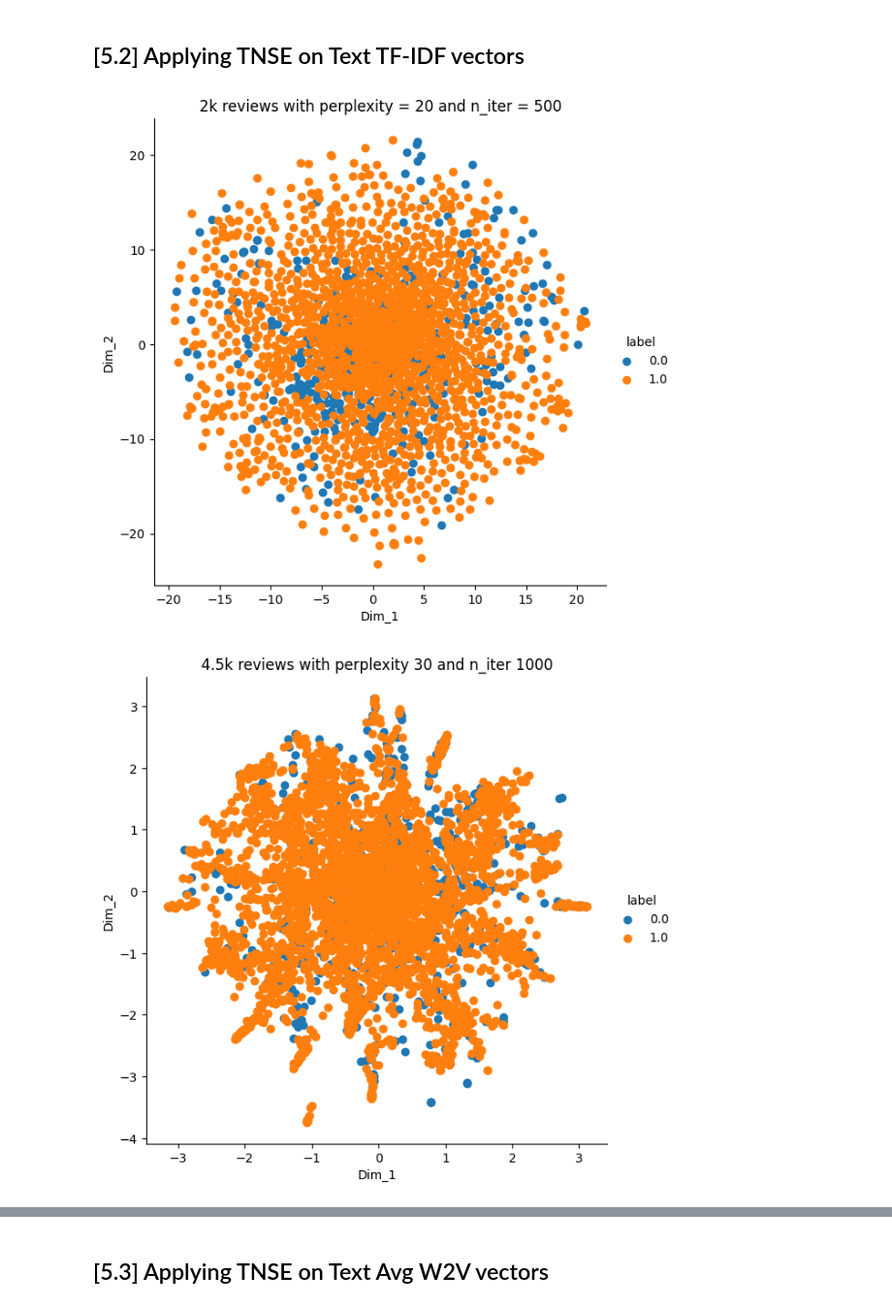
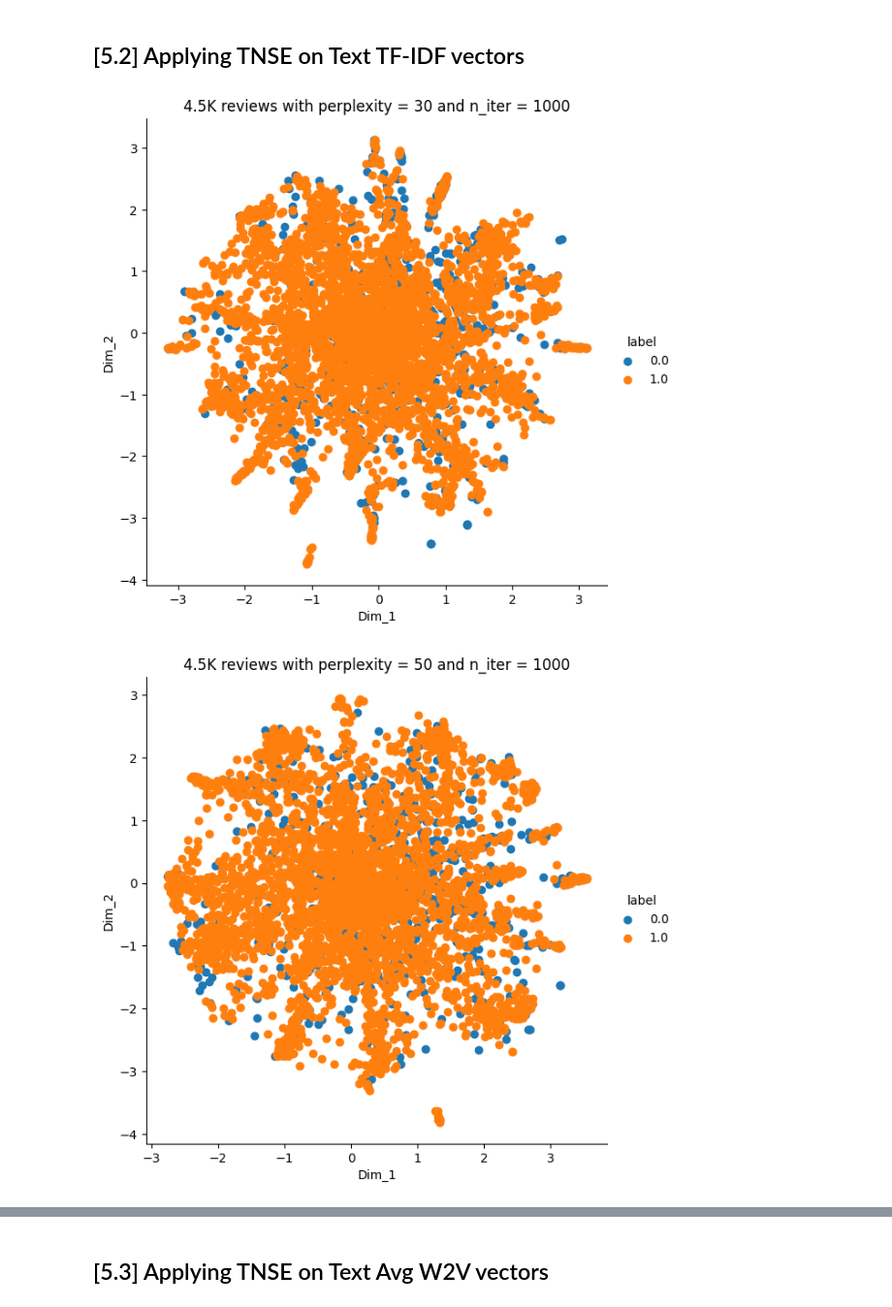
Before and after one commit to Sank02/data-science, a Jupyter notebook: Data Analysis/Amazon Fine Food Reviews - Sentiment Analysis - TSNE Visualization.ipynb, the cells around one changed output, grey strips where cells are left out. Shown at 97% size. Cells and saved outputs as stored; diff of their text form; code cells hidden in the pictures.

```diff
--- a/Data Analysis/Amazon Fine Food Reviews - Sentiment Analysis - TSNE Visualization.ipynb
+++ b/Data Analysis/Amazon Fine Food Reviews - Sentiment Analysis - TSNE Visualization.ipynb
@@ -789,62 +721,42 @@ final_tf_idf
 # %%
-# TSNE for 2000 reviews
+# TSNE for 4.5K reviews
 
-from sklearn.manifold import TSNE
-import seaborn as sn
+# Here out of 4.5K some 750-800 are negative reviews.
+data_4500 = final_tf_idf[0:4500:].todense()
+labels_4500 = final["Score"][0:4500]
 
-# Picking the top 2000 points as TSNE takes a lot of time for 364K points
-# Just a reminder that here out of 4986 only 800 something are negative reviews
-data_2000 = final_tf_idf[0:2000:].todense() # Converting  sparse matrix to dense.
-labels_2000 = final["Score"][0:2000]
+# Configuring the parameteres
+model = TSNE(n_components=2, random_state=0,perplexity = 30,n_iter=1000)
+tsne_data = model.fit_transform(data_4500)
 
-model = TSNE(n_components=2, random_state=0, perplexity = 20, n_iter=500,)
-# configuring the parameteres
-# the number of components = 2
-# default perplexity = 30
-# default learning rate = 200
-# default Maximum number of iterations for the optimization = 1000
-
-tsne_data = model.fit_transform(data_2000)
-
-
-# creating a new data frame which help us in ploting the result data
-tsne_data = np.vstack((tsne_data.T, labels_2000)).T
+# Creating a new data frame which help us in ploting the result data
+tsne_data = np.vstack((tsne_data.T, labels_4500)).T
 tsne_df = pd.DataFrame(data=tsne_data, columns=("Dim_1", "Dim_2", "label"))
 
-# Ploting the result of tsne
+# Ploting the result of TSNE
 sn.FacetGrid(tsne_df, hue="label", height=6).map(plt.scatter, 'Dim_1', 'Dim_2').add_legend()
-plt.title('2k reviews with perplexity = 20 and n_iter = 500')
+plt.title('4.5K reviews with perplexity = 30 and n_iter = 1000')
 plt.show()
 # %% [output]
-[figure, old version]
+[figure, new version]
 # %%
-# TSNE for 4500 reviews
+# TSNE for 4.5K reviews
 
-from sklearn.manifold import TSNE
-import seaborn as sn
+# Here out of 4.5K some 750-800 are negative reviews.
+data_4500 = final_tf_idf[0:4500:].todense()
+labels_4500 = final["Score"][0:4500]
 
-# Picking the top 4500 points as TSNE takes a lot of time for 364K points
-# Just a reminder that here out of 4986 only 800 something are negative reviews
-data_2000 = final_tf_idf[0:4500:].todense() # Converting  sparse matrix to dense.
-labels_2000 = final["Score"][0:4500]
+# Configuring the parameteres
+model = TSNE(n_components=2, random_state=0,perplexity = 50,n_iter=1000)
+tsne_data = model.fit_transform(data_4500)
 
-model = TSNE(n_components=2, random_state=0, perplexity=30, n_iter=1000,)
-# configuring the parameteres
-# the number of components = 2
-# default perplexity = 30
-# default learning rate = 200
-# default Maximum number of iterations for the optimization = 1000
-
-tsne_data = model.fit_transform(data_2000)
-
-
-# creating a new data frame which help us in ploting the result data
-tsne_data = np.vstack((tsne_data.T, labels_2000)).T
+# Creating a new data frame which help us in ploting the result data
+tsne_data = np.vstack((tsne_data.T, labels_4500)).T
 tsne_df = pd.DataFrame(data=tsne_data, columns=("Dim_1", "Dim_2", "label"))
 
-# Ploting the result of tsne
+# Ploting the result of TSNE
 sn.FacetGrid(tsne_df, hue="label", height=6).map(plt.scatter, 'Dim_1', 'Dim_2').add_legend()
-plt.title('4.5k reviews with perplexity 30 and n_iter 1000')
+plt.title('4.5K reviews with perplexity = 50 and n_iter = 1000')
 plt.show()
 # %% [output]
-[figure, old version]
+[figure, new version]
```
Also changed, not shown: parts of 27 cells of this notebook.
